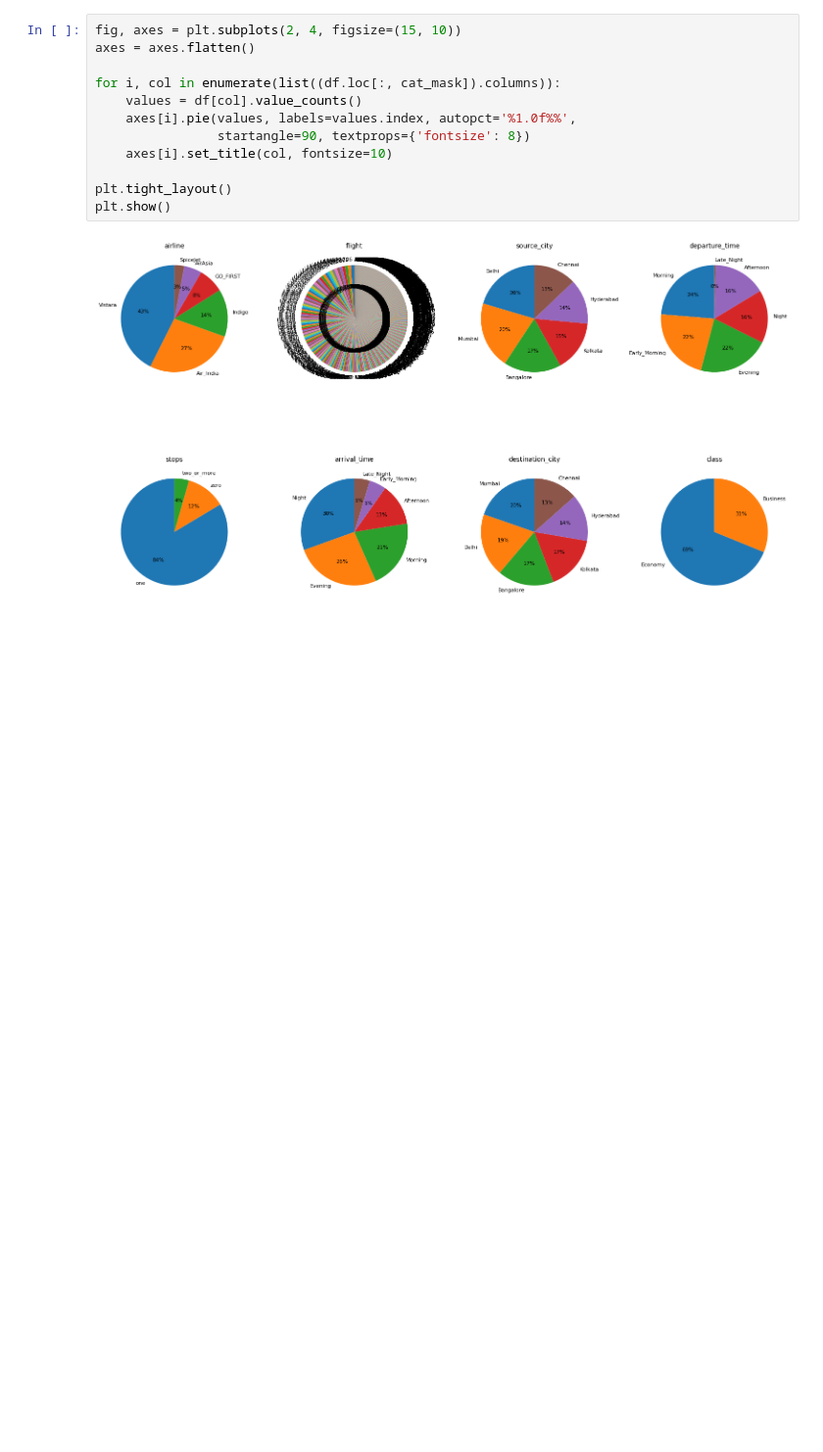
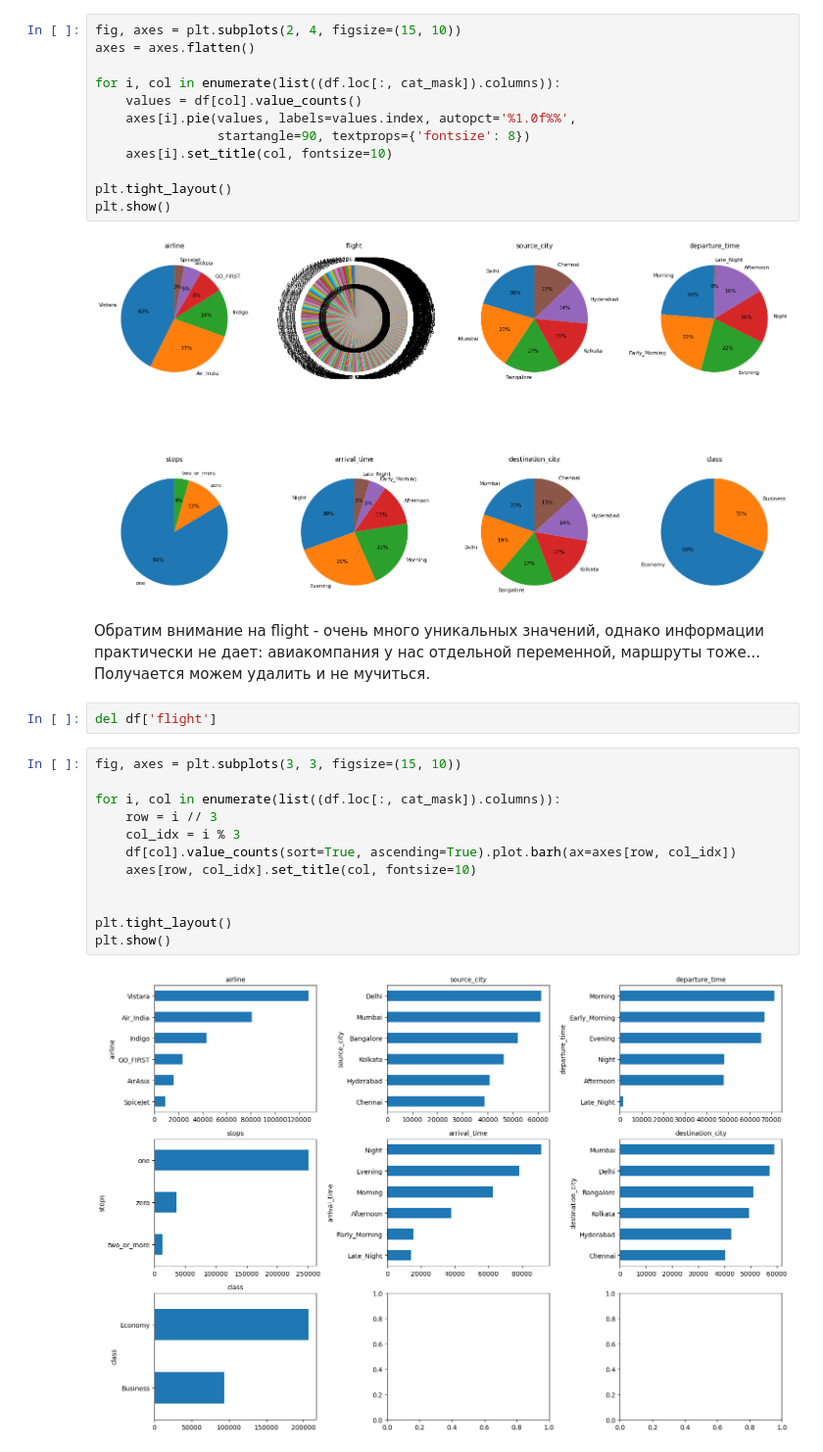
Before and after one commit to FragileMouse/flight-price-analysis, a Jupyter notebook: notebooks/analysis.ipynb, the cells around one changed output. Shown at 98% size. Saved outputs shown, nothing was run; the diff lists cells and outputs as text; blank space fills up the shorter version.

```diff
--- a/notebooks/analysis.ipynb
+++ b/notebooks/analysis.ipynb
@@ -143,3 +147,21 @@ plt.tight_layout()
 plt.show()
 # %% [output]
 [figure]
+# %% [markdown]
+Обратим внимание на flight - очень много уникальных значений, однако информации практически не дает: авиакомпания у нас отдельной переменной, маршруты тоже... Получается можем удалить и не мучиться.
+# %%
+del df['flight']
+# %%
+fig, axes = plt.subplots(3, 3, figsize=(15, 10))
+
+for i, col in enumerate(list((df.loc[:, cat_mask]).columns)):
+    row = i // 3
+    col_idx = i % 3
+    df[col].value_counts(sort=True, ascending=True).plot.barh(ax=axes[row, col_idx])
+    axes[row, col_idx].set_title(col, fontsize=10)
+
+
+plt.tight_layout()
+plt.show()
+# %% [output]
+[figure, added]
```
Also changed, not shown: parts of 1 cell of this notebook.
